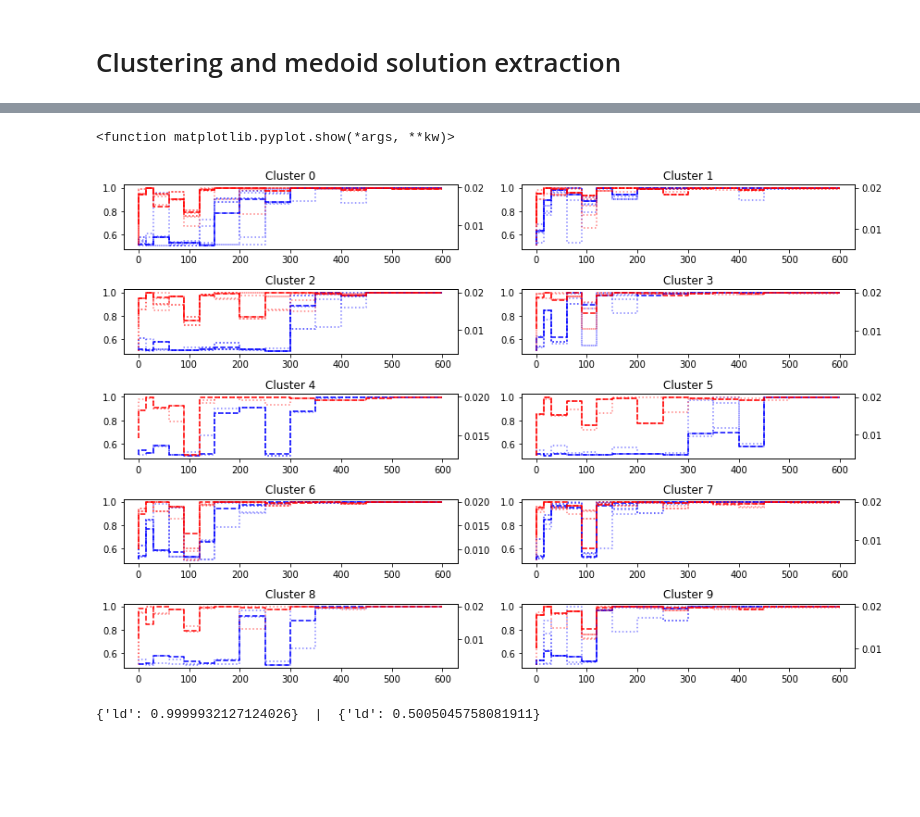
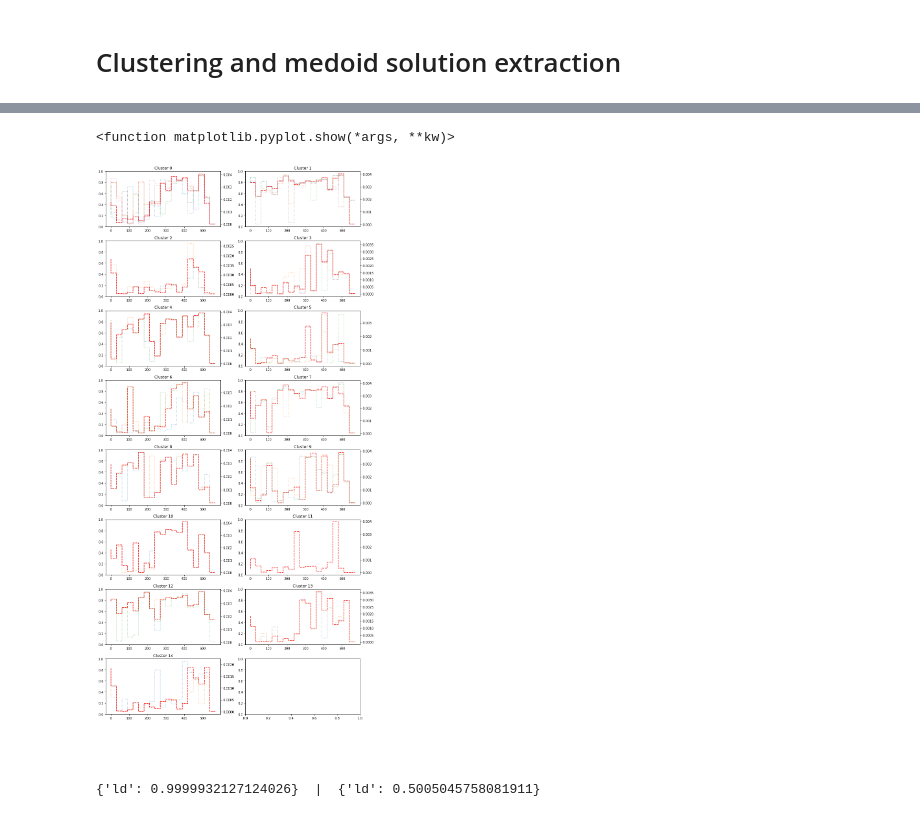
Before and after one commit to lauri-neuvonen/BHM_Covid_Testing, a Jupyter notebook: Clustering_and_medoids.ipynb, the cells around one changed output, grey strips where cells are left out. Saved outputs shown, nothing was run; the diff lists cells and outputs as text; code cells hidden in the pictures; blank space fills up the shorter version.

```diff
--- a/Clustering_and_medoids.ipynb
+++ b/Clustering_and_medoids.ipynb
@@ -88,42 +94,47 @@ for run in runs_to_cluster:
 # %%
-run = 'combo_base_case_test_and_trace_tc100000000'
-k = 10
+run = 'romer_tc_5000000_sens_spec_085'
+#run = 'base_case_lockdown_opt'
+#run = 'base_case_lockdown_opt_with_limited_general_testing'
+k = n_clusters
 
-fig, axes = plt.subplots(nrows=int(k/2), ncols=2, figsize=(12, 8) )
+fig, axes = plt.subplots(nrows=(int((k+1)/2)), ncols=2, figsize=(12,24) )
 
 for i in range(0,k):
-    run_policies = full_results[run]
     cluster_policies = full_results[run].drop(columns=['Deaths', 'Economic impact', 'cluster'])[full_results[run]['cluster']==i]
     axes[floor(i/2), i%2].set_title("Cluster " + str(i) )
     cluster_policies.columns = [eval(c) for c in cluster_policies.columns]
     policy_types = np.unique([c[0] for c in cluster_policies.columns])
+
     for type in policy_types:
-        t = [cluster_policies.columns[tt][1] for tt in range(0, len(cluster_policies.columns)) if cluster_policies.columns[tt][0]==type]
+
         col_list = [c for c in cluster_policies.columns if c[0]==type]
+        t = [col[1] for col in col_list]
         if type=='ld':
             color='blue'
         else:
             color='red'
             secax = axes[floor(i/2), i%2].twinx()
 
         for pol_i, pol in enumerate(cluster_policies.index):
             if type=='ld':
                 if pol in run_medoids[run]:
                     axes[floor(i/2), i%2].step(t, cluster_policies.loc[pol,col_list], '--', c=color)
                 else:
-                    axes[floor(i/2), i%2].step(t, cluster_policies.loc[pol,col_list], ':', c=color, alpha=0.5)
+                    axes[floor(i/2), i%2].step(t, cluster_policies.loc[pol,col_list], ':', alpha=0.5)
                 #axes[floor(i/2), i%2].legend(fontsize='x-small')
             elif type=='test':
 
                 if pol in run_medoids[run]:
                     secax.step(t, cluster_policies.loc[pol,col_list], '--', c=color)
                 else:
-                    secax.step(t, cluster_policies.loc[pol,col_list], ':', c=color, alpha=0.5)
+                    secax.step(t, cluster_policies.loc[pol,col_list], ':', alpha=0.5)
 plt.tight_layout()
 plt.show
 # %% [output]
 <function matplotlib.pyplot.show(*args, **kw)>
-[figure, old version]
+[figure, new version]
+# %% [markdown]
+###
 # %%
 runs_to_cluster =['base_case_lockdown_opt']
 
```
Also changed, not shown: parts of 1 cell of this notebook.
